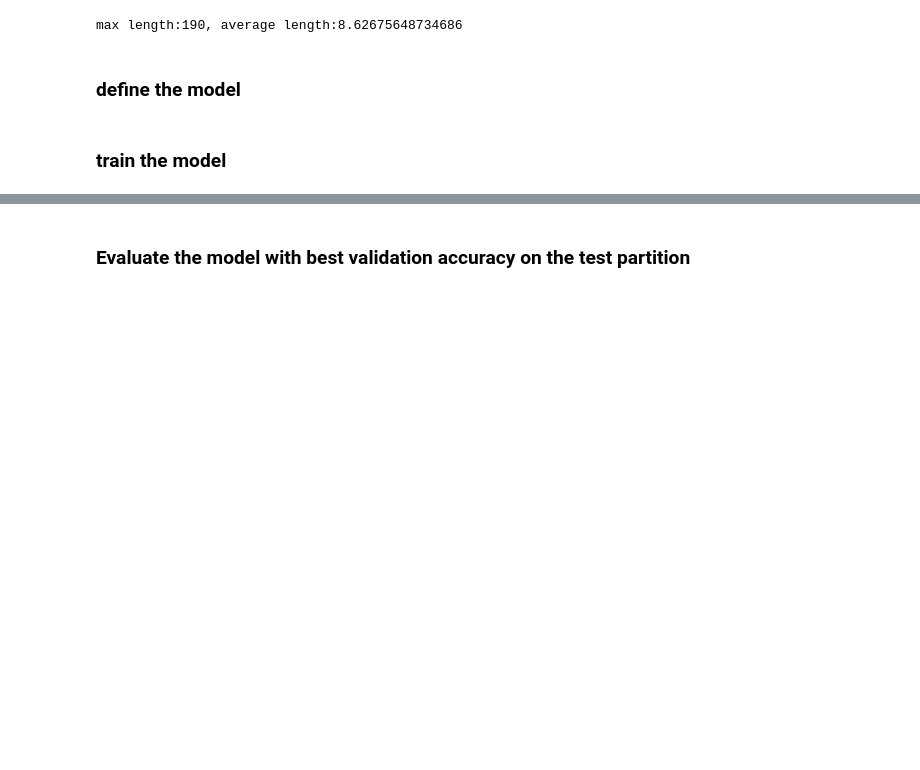
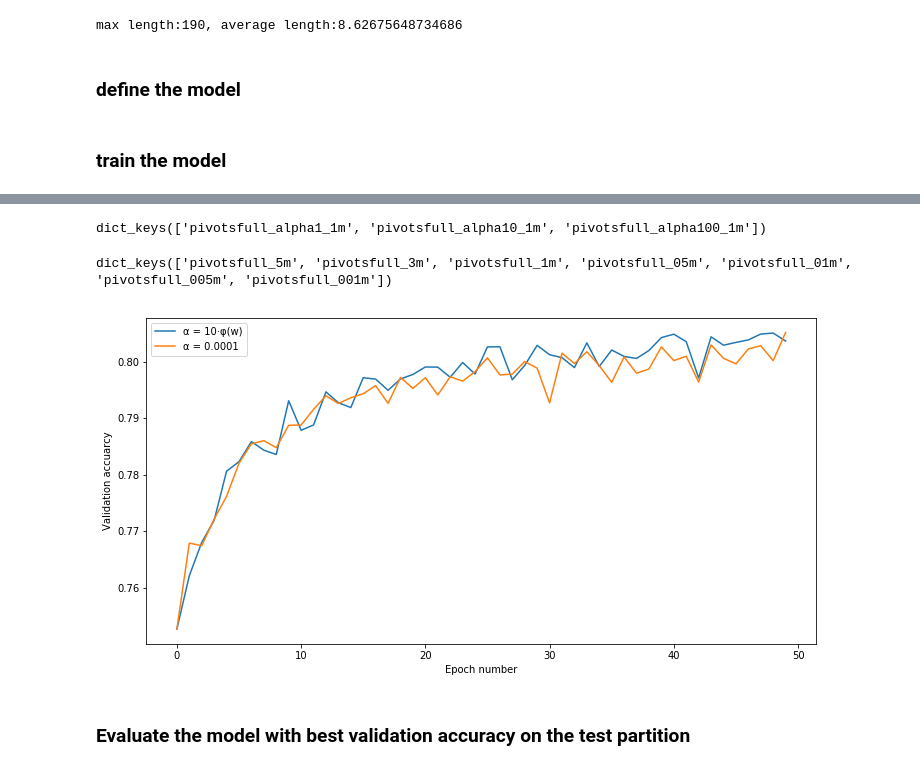
Before and after one commit to Alpaca0904/tweak2vec, a Jupyter notebook: code/4_3_Max_bag-of-embeddings.ipynb, the cells around one changed output, grey strips where cells are left out. Drawn from its saved outputs; the diff is of its cells as text; code cells hidden in the pictures; blank space fills up the shorter version.

Commit message:
analysis and plot graph

```diff
--- a/code/4_3_Max_bag-of-embeddings.ipynb
+++ b/code/4_3_Max_bag-of-embeddings.ipynb
@@ -211,5 +197,34 @@ f = open('pivots300_data.txt','w')
 f.write(str(save_data))
 f.close()
+# %%
+f = open('/Users/zhang/MscProject_tweak2vec/word2vecModel/quora_data/pivotsfull_alpha_tune_data.txt','r')
+a = f.read()
+adata = eval(a)
+adata.keys()
+# %% [output]
+dict_keys(['pivotsfull_alpha1_1m', 'pivotsfull_alpha10_1m', 'pivotsfull_alpha100_1m'])
+# %%
+f = open('/Users/zhang/MscProject_tweak2vec/word2vecModel/quora_data/pivotsfull_data.txt','r')
+a = f.read()
+fdata = eval(a)
+fdata.keys()
+# %% [output]
+dict_keys(['pivotsfull_5m', 'pivotsfull_3m', 'pivotsfull_1m', 'pivotsfull_05m', 'pivotsfull_01m', 'pivotsfull_005m', 'pivotsfull_001m'])
+# %%
+fig = plt.figure(figsize=(12, 6))
+ax1 = plt.subplot(111)
+model_num = range(50)
+
+ax1.plot(model_num,adata['pivotsfull_alpha10_1m']['val_acc'], linestyle='-', label='α = 10·φ(w)')
+ax1.plot(model_num,fdata['pivotsfull_1m']['val_acc'], linestyle='-', label='α = 0.0001')
+ax1.legend(loc=0)
+ax1.set_xlabel('Epoch number')
+ax1.set_ylabel('Validation accuarcy')
+#plt.ylim(0.74,0.79)
+plt.show()
+fig.savefig('tune_lambda_in_alpha.pdf')
+# %% [output]
+[figure, added]
 # %% [markdown]
 ### Evaluate the model with best validation accuracy on the test partition
 # %%
```
Also changed, not shown: parts of 9 cells of this notebook, 15 other files.
